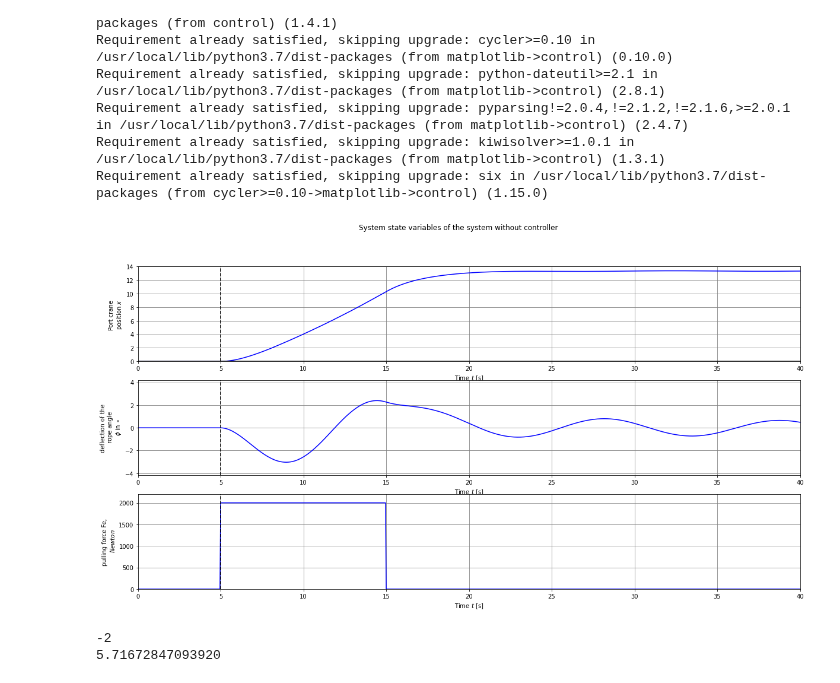
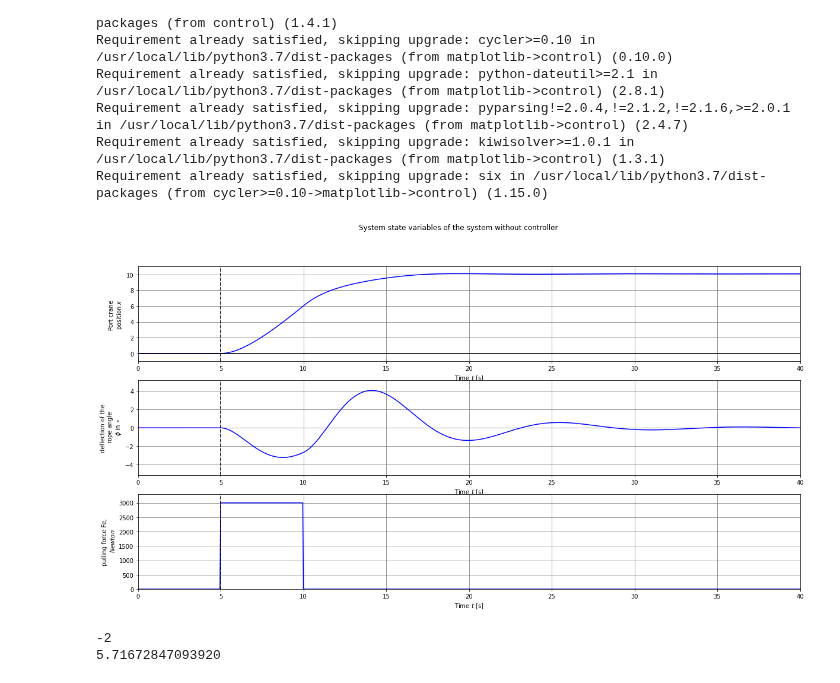
Before and after one commit to dvogureckiy99/Fuzzy, a Jupyter notebook: lab3.ipynb, the cells around one changed output. Drawn from its saved outputs; the diff is of its cells as text; code cells hidden in the pictures.

```diff
--- a/lab3.ipynb
+++ b/lab3.ipynb
@@ -127,7 +127,7 @@ def port_crane_updfcn(t,s,u,params):
   M = params.get('M', 3000.) # port crane mass in kg
   g = params.get('g', 9.8)    # gravitational constant, m/s^2
   L = params.get('L', 30.)     # length of the drope in m
-  k1 = params.get('k1', 0.)    # static coefficient of viscous friction air acting on port crane cart in 1/kg
+  k1 = params.get('k1', 8e-1)    # static coefficient of viscous friction air acting on port crane cart in 1/kg
   k2 = params.get('k2',1.5e3)     # static coefficient of friction acting on cargo, it's include viscous friction air and dry friction and other that depend on speed in 1/kg
 
   # Define variables for object state
@@ -236,36 +236,36 @@ sys_object = ct.NonlinearIOSystem(port_crane_updfcn, port_crane_outfcn,
 # Force starts from (time_start_force) sec and continue during  (time_application_of_force) sec of
 # interval and than force become zero before the end of tine interval
 time_start_force=5
-time_application_of_force = 10
+time_application_of_force = 5
 time_interval_stop = 40 # length of time interval in sec
 T = np.linspace(0, time_interval_stop, 1000+1)
 N_time_start_force = math.ceil((time_start_force/time_interval_stop)*(len(T)-1))
 N_time_application_of_force = math.ceil((time_application_of_force/time_interval_stop)*(len(T)-1))
-Fe = 2e3*np.concatenate(( np.zeros(N_time_start_force),
+Fe = 3e3*np.concatenate(( np.zeros(N_time_start_force),
             np.ones(N_time_application_of_force),
             np.zeros(len(T)-N_time_start_force-N_time_application_of_force) ))
 #xref = 120*np.zeros(T.shape)
 #phiref
 
 # Find the eruilibrium point for the system
 #Xeq, Phieq = ct.find_eqpt(
 #    sys_object, [xref[0]]
 #)
 
 init_state_vars = [0,0,0,0] #[dx,ddx,dphi,ddphi]
 # Response of the system with no integral feedback term
 figsize=(20,10)
 plt.figure(figsize=figsize)
 t, y_sfb = ct.input_output_response(sys_object, T, [Fe],init_state_vars,params={})
 subplots = system_dynamic_plot(sys_object, t, y_sfb, u=Fe,
          t_start_input=time_start_force, linetype='-b',fig_size=figsize)
 
 # Add title and legend
 plt.suptitle('System state variables of the system without controller')
 import matplotlib.lines as mlines
 pi_line = mlines.Line2D([], [], color='blue', linestyle='-', label='without controller')
 # %% [output]
-[figure, old version]
+[figure, new version]
 # %%
 #from sympy import Piecewise
 c=sympy.symbols('c')
```
